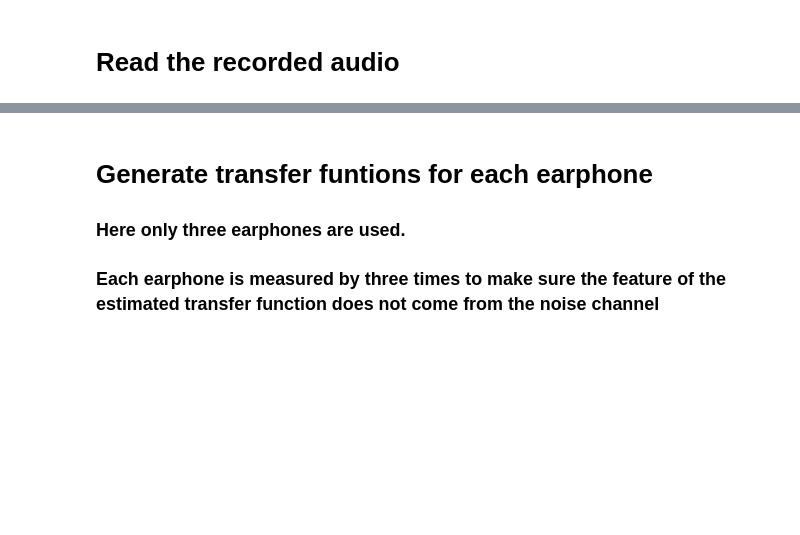
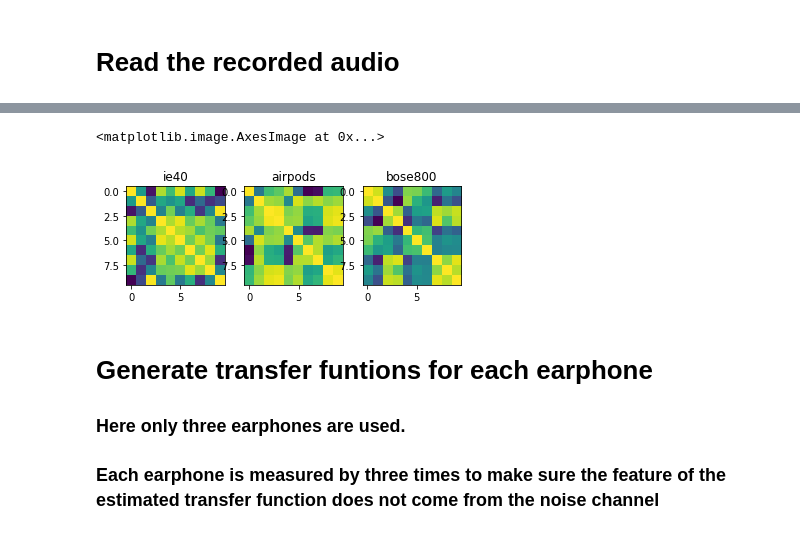
Before and after one commit to XZWY/2fa, a Jupyter notebook: Transfer function of three different earphones.ipynb, the cells around one changed output, grey strips where cells are left out. Saved outputs shown, nothing was run; the diff lists cells and outputs as text; code cells hidden in the pictures; blank space fills up the shorter version.

```diff
--- a/Transfer function of three different earphones.ipynb
+++ b/Transfer function of three different earphones.ipynb
@@ -102,0 +130,8 @@ plot_audio(339, 'sephia_3', sephia_3)
+# %%
+def calc_corr_matrix(samples_per_earphone, impulse_responses):
+    matrix = np.zeros((samples_per_earphone, samples_per_earphone))
+    for i in range(samples_per_earphone):
+        for j in range(samples_per_earphone):
+            correlation = np.correlate(impulse_responses[i], impulse_responses[j])
+            matrix[i, j] = float(correlation)
+    return matrix
@@ -103,3 +147,20 @@ plot_audio(339, 'sephia_3', sephia_3)
+# %%
+ie40_matrix = calc_corr_matrix(samples_per_earphone, ie40_norm)
+airpods_matrix = calc_corr_matrix(samples_per_earphone, airpods_norm)
+bose800_matrix = calc_corr_matrix(samples_per_earphone, bose800_norm)
+plt.figure()
+plt.subplot(131)
+plt.title('ie40')
+plt.imshow(ie40_matrix)
+plt.subplot(132)
+plt.title('airpods')
+plt.imshow(airpods_matrix)
+plt.subplot(133)
+plt.title('bose800')
+plt.imshow(bose800_matrix)
+# %% [output]
+<matplotlib.image.AxesImage at 0x...>
+[figure, added]
 # %% [markdown]
 # Generate transfer funtions for each earphone
 ### Here only three earphones are used.
```
Also changed, not shown: parts of 24 cells of this notebook.
